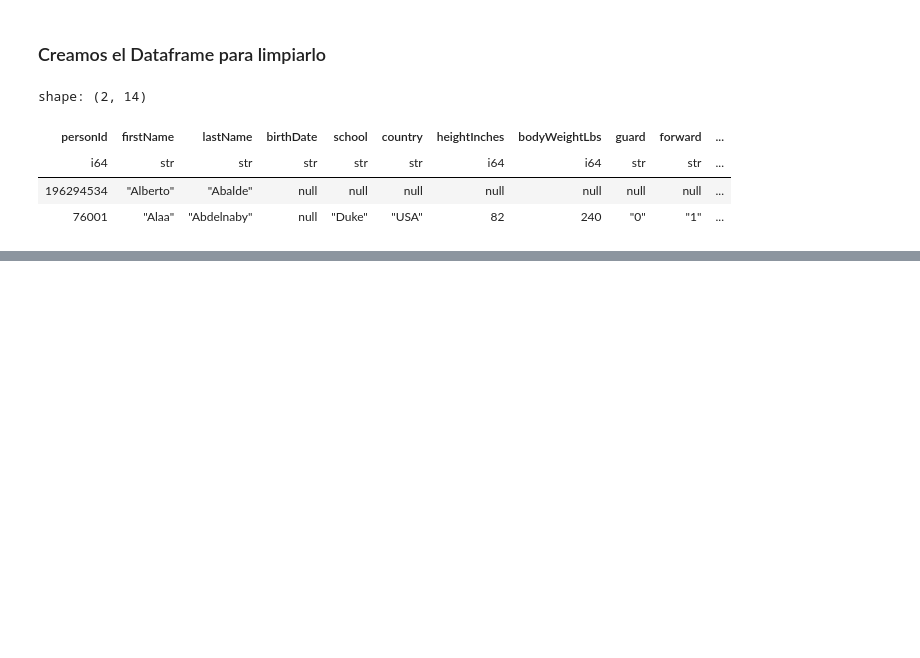
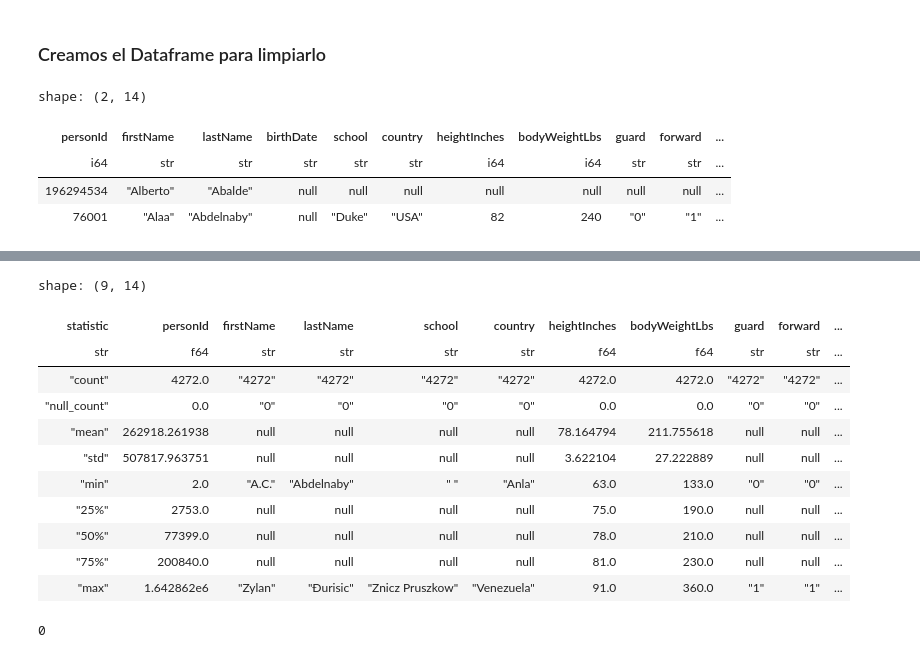
Before and after one commit to mateorzan/polarsNBA, a Jupyter notebook: notebooks/Players.ipynb, the cells around one changed output, grey strips where cells are left out. Cells and saved outputs as stored; diff of their text form; code cells hidden in the pictures; blank space fills up the shorter version.

```diff
--- a/notebooks/Players.ipynb
+++ b/notebooks/Players.ipynb
@@ -144,3 +145,13 @@ shape: (2, 14)
 | i64 | str | str | str | str | str | i64 | i64 | str | str | ... |
 | 196294534 | "Alberto" | "Abalde" | null | null | null | null | null | null | null | ... |
 | 76001 | "Alaa" | "Abdelnaby" | null | "Duke" | "USA" | 82 | 240 | "0" | "1" | ... |
+# %%
+# Columnas a eliminar que no aportan información relevante para el análisis
+columnas_a_eliminar = ["birthDate"]
+
+df_players = df_players.drop(columnas_a_eliminar)
+# %%
+# Eliminamos todos los nulos ya que vemos que la mayoria de nulos son jugadores que no tienen datos de altura, peso, posición, etc. y no aportan información relevante para el análisis.
+
+df_players = df_players.drop_nulls()
+df_players.null_count()
@@ -146,0 +163,19 @@ shape: (2, 14)
+# %%
+df_players.describe()
+# %% [output]
+shape: (9, 14)
+| statistic | personId | firstName | lastName | school | country | heightInches | bodyWeightLbs | guard | forward | ... |
+| str | f64 | str | str | str | str | f64 | f64 | str | str | ... |
+| "count" | 4272.0 | "4272" | "4272" | "4272" | "4272" | 4272.0 | 4272.0 | "4272" | "4272" | ... |
+| "null_count" | 0.0 | "0" | "0" | "0" | "0" | 0.0 | 0.0 | "0" | "0" | ... |
+| "mean" | 262918.261938 | null | null | null | null | 78.164794 | 211.755618 | null | null | ... |
+| "std" | 507817.963751 | null | null | null | null | 3.622104 | 27.222889 | null | null | ... |
+| "min" | 2.0 | "A.C." | "Abdelnaby" | " " | "Anla" | 63.0 | 133.0 | "0" | "0" | ... |
+| "25%" | 2753.0 | null | null | null | null | 75.0 | 190.0 | null | null | ... |
+| "50%" | 77399.0 | null | null | null | null | 78.0 | 210.0 | null | null | ... |
+| "75%" | 200840.0 | null | null | null | null | 81.0 | 230.0 | null | null | ... |
+| "max" | 1.642862e6 | "Zylan" | "Đurisic" | "Znicz Pruszkow" | "Venezuela" | 91.0 | 360.0 | "1" | "1" | ... |
+# %%
+df_players.is_duplicated().sum()
+# %% [output]
+0
```
Also changed, not shown: parts of 4 cells of this notebook, 2 other files.
